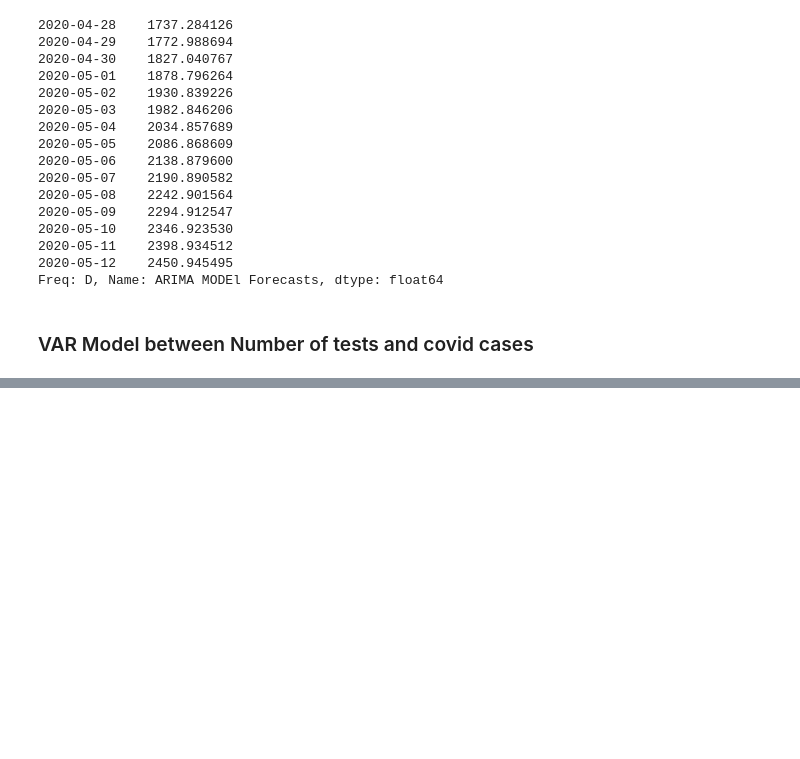
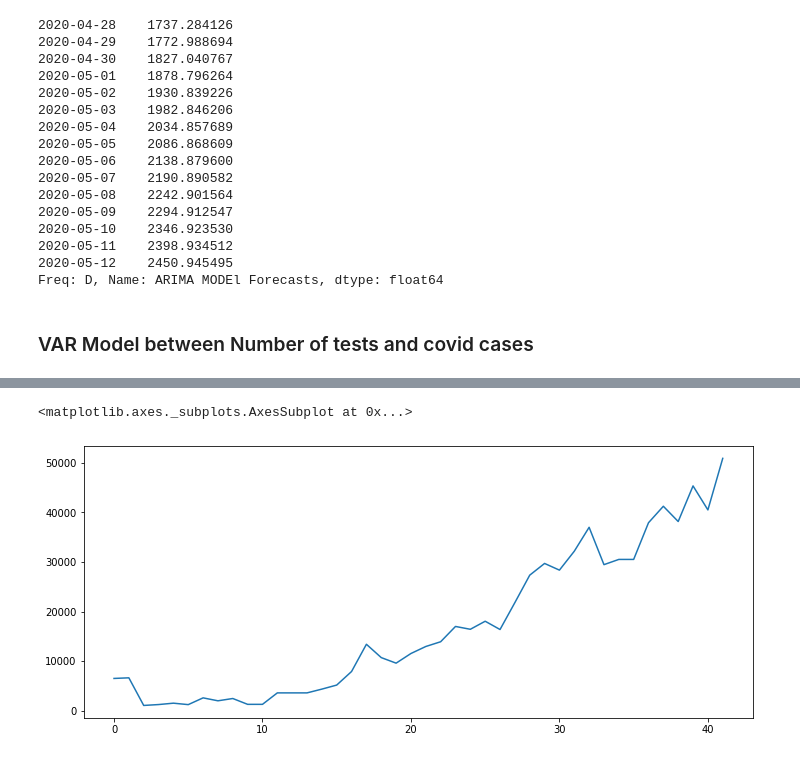
Before and after one commit to Nishant039/Covid-19-Forecasting-India, a Jupyter notebook: Covid-19 Total Cases Analysis.ipynb, the cells around one changed output, grey strips where cells are left out. Saved outputs shown, nothing was run; the diff lists cells and outputs as text; code cells hidden in the pictures; blank space fills up the shorter version.

```diff
--- a/Covid-19 Total Cases Analysis.ipynb
+++ b/Covid-19 Total Cases Analysis.ipynb
@@ -530,0 +537,3 @@ Freq: D, Name: ARIMA MODEl Forecasts, dtype: float64
+# %%
+df_tests["SamplesTestedPerDay"]=df_tests["TotalSamplesTested"]-df_tests["TotalSamplesTestedShifted"]
+df_tests.head()
@@ -530,0 +547,5 @@ Freq: D, Name: ARIMA MODEl Forecasts, dtype: float64
+# %%
+df_tests["SamplesTestedPerDay"].plot()
+# %% [output]
+<matplotlib.axes._subplots.AxesSubplot at 0x...>
+[figure, added]
```
Also changed, not shown: parts of 36 cells of this notebook.
